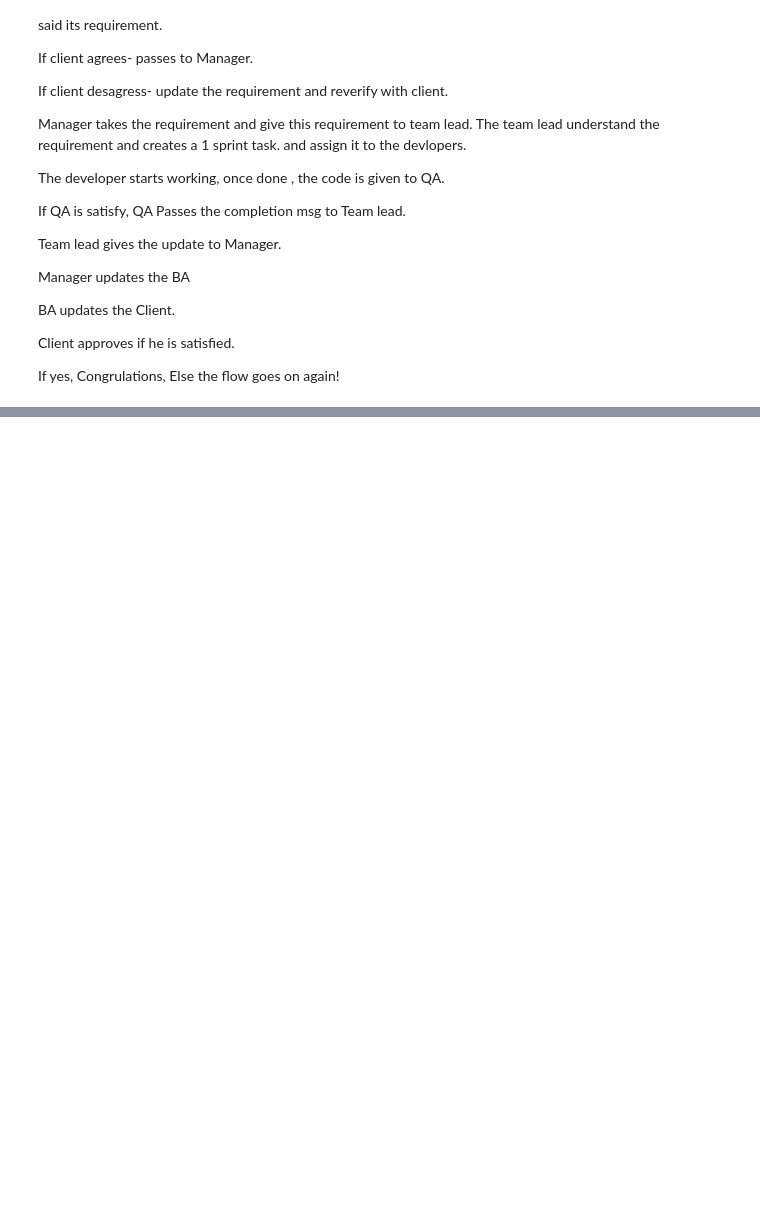
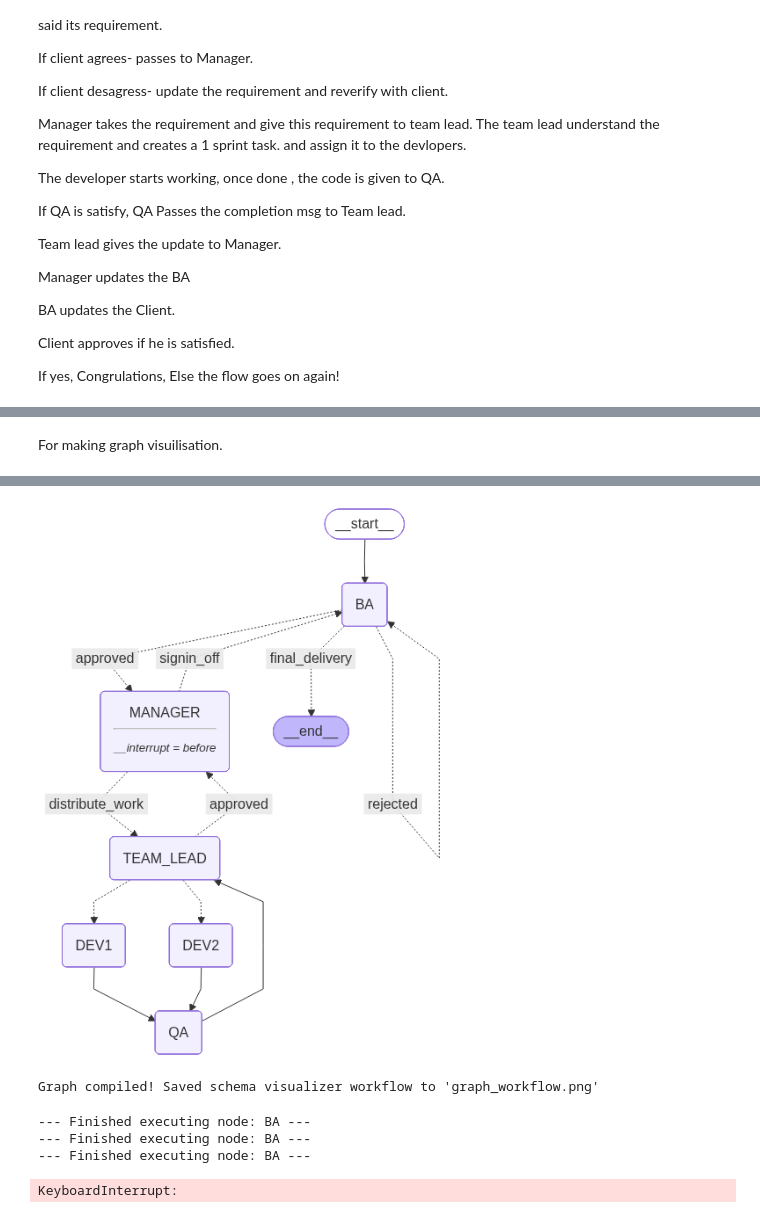
Before and after one commit to sauravsagar19/LangGraph-practice, a Jupyter notebook: multiagent/SupervisorAgent/supervisor.ipynb, the cells around one changed output, grey strips where cells are left out. Saved outputs shown, nothing was run; the diff lists cells and outputs as text; code cells hidden in the pictures; blank space fills up the shorter version.

Commit message:
multiagent push

```diff
--- a/multiagent/SupervisorAgent/supervisor.ipynb
+++ b/multiagent/SupervisorAgent/supervisor.ipynb
@@ -366,0 +487,43 @@ def QA (State:GlobalState):
+# %%
+graph=builder.compile(
+    checkpointer=memory,
+    interrupt_before=["MANAGER"]
+)
+
+config_file= {
+    "recursion_limit": 20,
+    "configurable": {
+        "thread_id": "aicompany001"
+    }
+}
+# %% [markdown]
+For making graph visuilisation.
+# %%
+from IPython.display import display, Image
+import os
+import shutil
+
+def deleteGraphPNG(folder_path: str):
+    if os.path.exists(folder_path):
+        shutil.rmtree(folder_path)
+        print(f"Successfully deleted {folder_path}")
+    else:
+        print("Folder does not exist")
+
+
+def savePNG(folderpath:str,file_name,graph):
+    full_path=os.path.join(folderpath,file_name)
+    if not os.path.exists(folderpath):
+        os.makedirs(folderpath)
+    display(Image(graph.get_graph().draw_mermaid_png()))
+    # print(display)
+
+    with open(f"{full_path}.png", "wb") as f:
+            f.write(graph.get_graph().draw_mermaid_png())
+    print("Graph compiled! Saved schema visualizer workflow to 'graph_workflow.png'")
+
+import time
+current_time=time.strftime("%Y-%m-%d %H:%M:%S", time.localtime())
+deleteGraphPNG(folder_path="/workspaces/LangGraph-practice/multiagent/SupervisorAgent/graph_PNG")
+savePNG(folderpath="/workspaces/LangGraph-practice/multiagent/SupervisorAgent/graph_PNG/",file_name=str(current_time),graph=graph)
+# %% [output]
@@ -366,0 +531,15 @@ def QA (State:GlobalState):
+[figure, added]
+Graph compiled! Saved schema visualizer workflow to 'graph_workflow.png'
+# %%
+events=graph.stream({
+    "client_query":"make a login page.",
+
+
+    },config=config_file)
+for event in events:
+    print(f"--- Finished executing node: {list(event.keys())[0]} ---")
+# %% [output]
+--- Finished executing node: BA ---
+--- Finished executing node: BA ---
+--- Finished executing node: BA ---
+KeyboardInterrupt:
```
Also changed, not shown: parts of 9 cells of this notebook, 5 other files.
